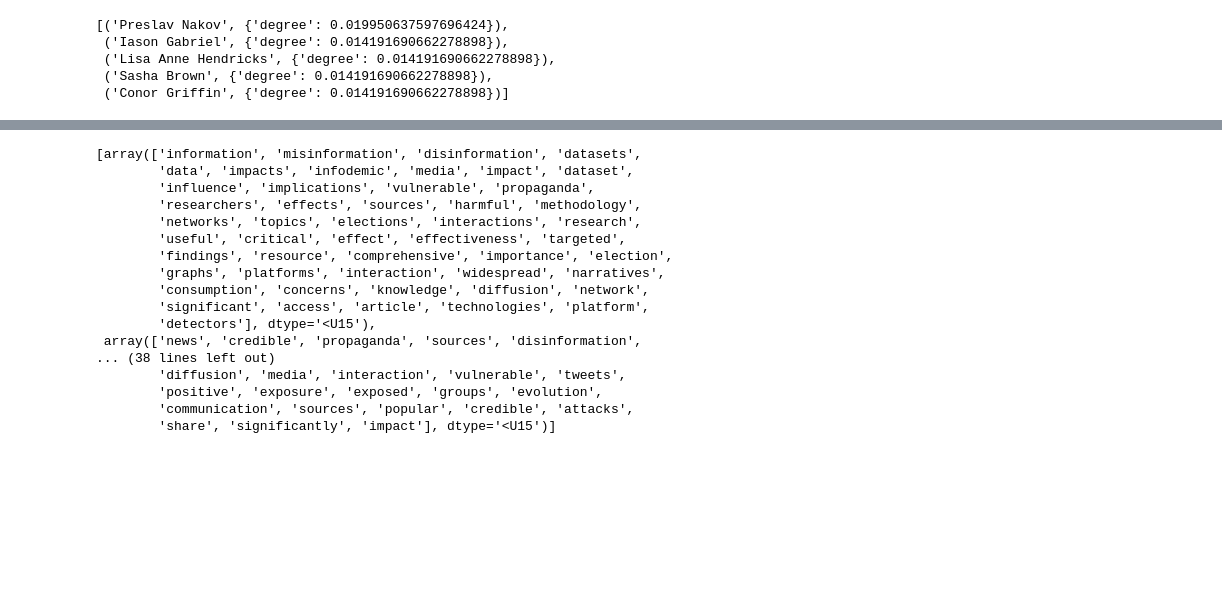
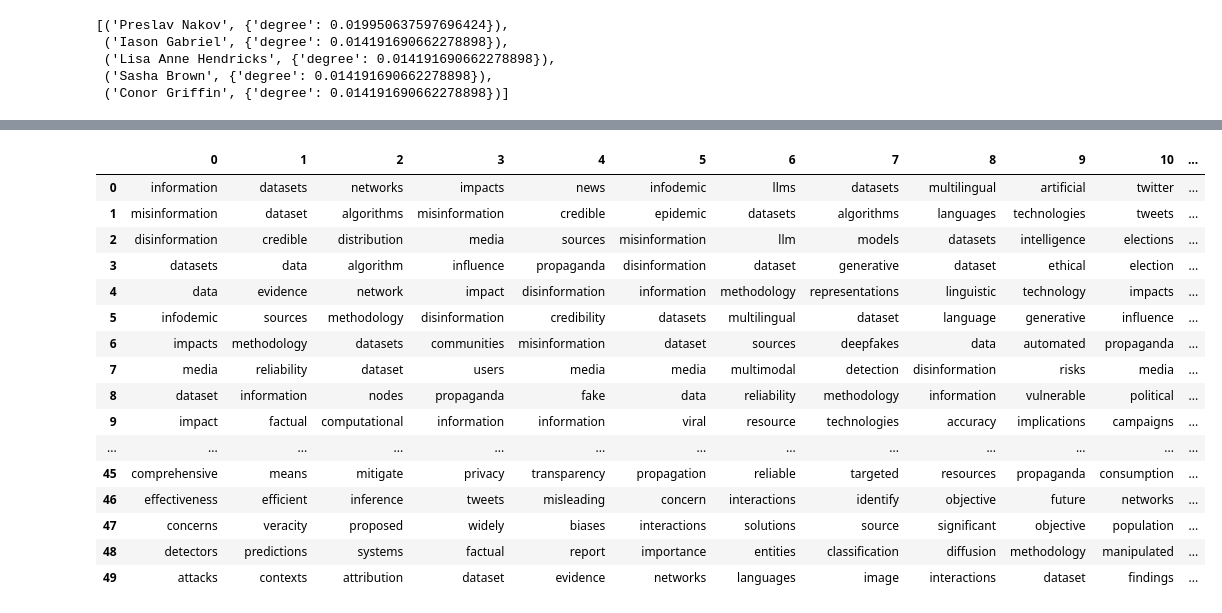
Before and after one commit to park-jay/bibliometric-misinfo, a Jupyter notebook: overview.ipynb, the cells around one changed output, grey strips where cells are left out. Saved outputs shown, nothing was run; the diff lists cells and outputs as text; code cells hidden in the pictures; blank space fills up the shorter version.

```diff
--- a/overview.ipynb
+++ b/overview.ipynb
@@ -120,22 +128,26 @@ len(topic_nums)
 # %%
-topic_words, word_scores, topic_scores, topic_nums = model.search_topics(keywords=["misinformation"], num_topics=5)
+topic_words, word_scores, topic_scores = model.get_topics(len(topic_sizes))
-# %%
-topic_words
-# %% [output]
-[array(['information', 'misinformation', 'disinformation', 'datasets',
-        'data', 'impacts', 'infodemic', 'media', 'impact', 'dataset',
-        'influence', 'implications', 'vulnerable', 'propaganda',
-        'researchers', 'effects', 'sources', 'harmful', 'methodology',
-        'networks', 'topics', 'elections', 'interactions', 'research',
-        'useful', 'critical', 'effect', 'effectiveness', 'targeted',
-        'findings', 'resource', 'comprehensive', 'importance', 'election',
-        'graphs', 'platforms', 'interaction', 'widespread', 'narratives',
-        'consumption', 'concerns', 'knowledge', 'diffusion', 'network',
-        'significant', 'access', 'article', 'technologies', 'platform',
-        'detectors'], dtype='<U15'),
- array(['news', 'credible', 'propaganda', 'sources', 'disinformation',
-... (38 lines left out)
-        'diffusion', 'media', 'interaction', 'vulnerable', 'tweets',
-        'positive', 'exposure', 'exposed', 'groups', 'evolution',
-        'communication', 'sources', 'popular', 'credible', 'attacks',
-        'share', 'significantly', 'impact'], dtype='<U15')]
+# %%
+df_words=pd.DataFrame(topic_words).transpose()
+df_words.columns=topic_nums
+df_words.columns = df_words.columns.astype(str)
+# %%
+df_words
+# %% [output]
+|  | 0 | 1 | 2 | 3 | 4 | 5 | 6 | 7 | 8 | 9 | 10 | ... |
+| 0 | information | datasets | networks | impacts | news | infodemic | llms | datasets | multilingual | artificial | twitter | ... |
+| 1 | misinformation | dataset | algorithms | misinformation | credible | epidemic | datasets | algorithms | languages | technologies | tweets | ... |
+| 2 | disinformation | credible | distribution | media | sources | misinformation | llm | models | datasets | intelligence | elections | ... |
+| 3 | datasets | data | algorithm | influence | propaganda | disinformation | dataset | generative | dataset | ethical | election | ... |
+| 4 | data | evidence | network | impact | disinformation | information | methodology | representations | linguistic | technology | impacts | ... |
+| 5 | infodemic | sources | methodology | disinformation | credibility | datasets | multilingual | dataset | language | generative | influence | ... |
+| 6 | impacts | methodology | datasets | communities | misinformation | dataset | sources | deepfakes | data | automated | propaganda | ... |
+| 7 | media | reliability | dataset | users | media | media | multimodal | detection | disinformation | risks | media | ... |
+| 8 | dataset | information | nodes | propaganda | fake | data | reliability | methodology | information | vulnerable | political | ... |
+| 9 | impact | factual | computational | information | information | viral | resource | technologies | accuracy | implications | campaigns | ... |
+| ... | ... | ... | ... | ... | ... | ... | ... | ... | ... | ... | ... | ... |
+| 45 | comprehensive | means | mitigate | privacy | transparency | propagation | reliable | targeted | resources | propaganda | consumption | ... |
+| 46 | effectiveness | efficient | inference | tweets | misleading | concern | interactions | identify | objective | future | networks | ... |
+| 47 | concerns | veracity | proposed | widely | biases | interactions | solutions | source | significant | objective | population | ... |
+| 48 | detectors | predictions | systems | factual | report | importance | entities | classification | diffusion | methodology | manipulated | ... |
+| 49 | attacks | contexts | attribution | dataset | evidence | networks | languages | image | interactions | dataset | findings | ... |
```
Also changed, not shown: parts of 6 cells of this notebook.
